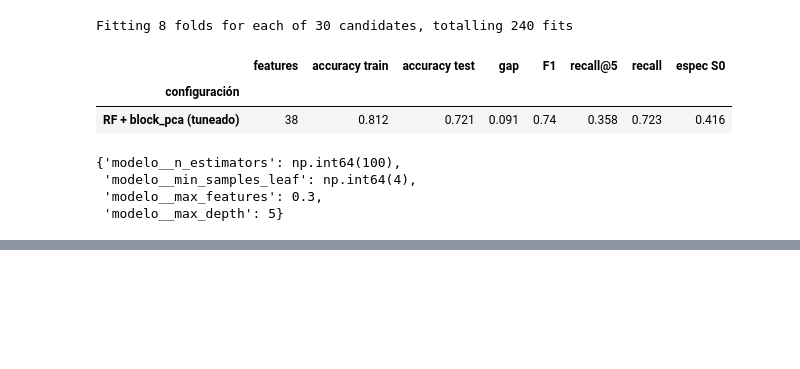
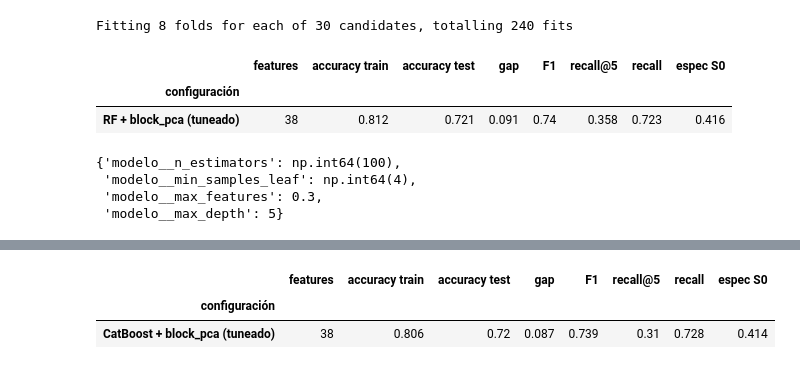
Before and after one commit to maxiricalde/data4cyber, a Jupyter notebook: Colab/SUPERVISADO.ipynb, the cells around one changed output, grey strips where cells are left out. Saved outputs shown, nothing was run; the diff lists cells and outputs as text; code cells hidden in the pictures; blank space fills up the shorter version.

```diff
--- a/Colab/SUPERVISADO.ipynb
+++ b/Colab/SUPERVISADO.ipynb
@@ -393,0 +415,6 @@ display(resultado_cat["elegido"]["params"])
+# %%
+display(resultado_cat["fila"].round(3))
+# %% [output]
+|  | features | accuracy train | accuracy test | gap | F1 | recall@5 | recall | espec S0 |
+| configuración |  |  |  |  |  |  |  |  |
+| CatBoost + block_pca (tuneado) | 38 | 0.806 | 0.72 | 0.087 | 0.739 | 0.31 | 0.728 | 0.414 |
```
Also changed, not shown: parts of 3 cells of this notebook, 2 other files.
